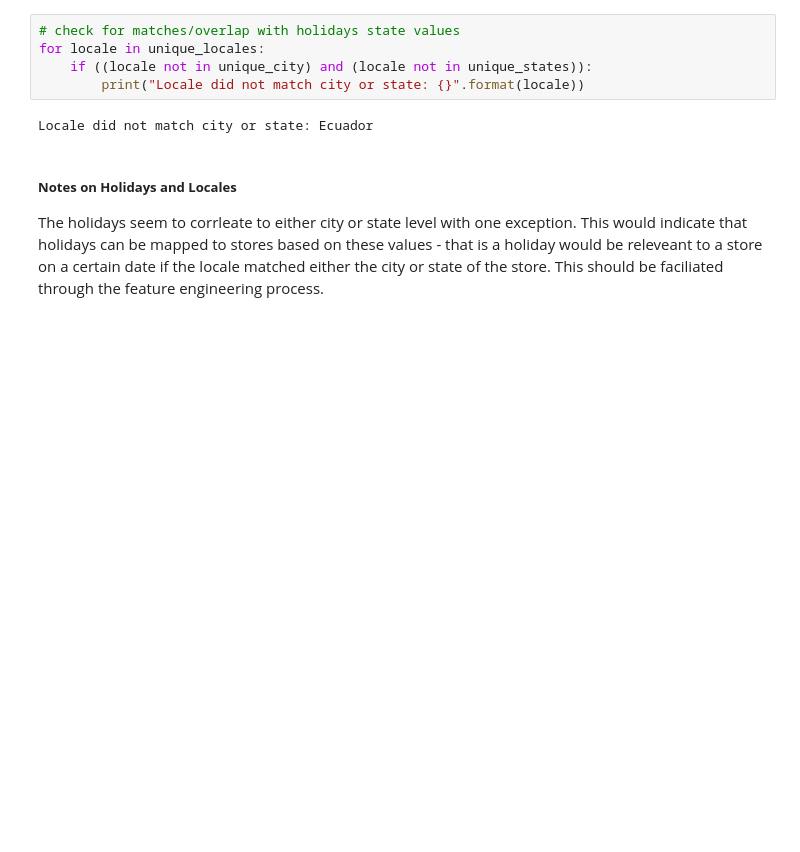
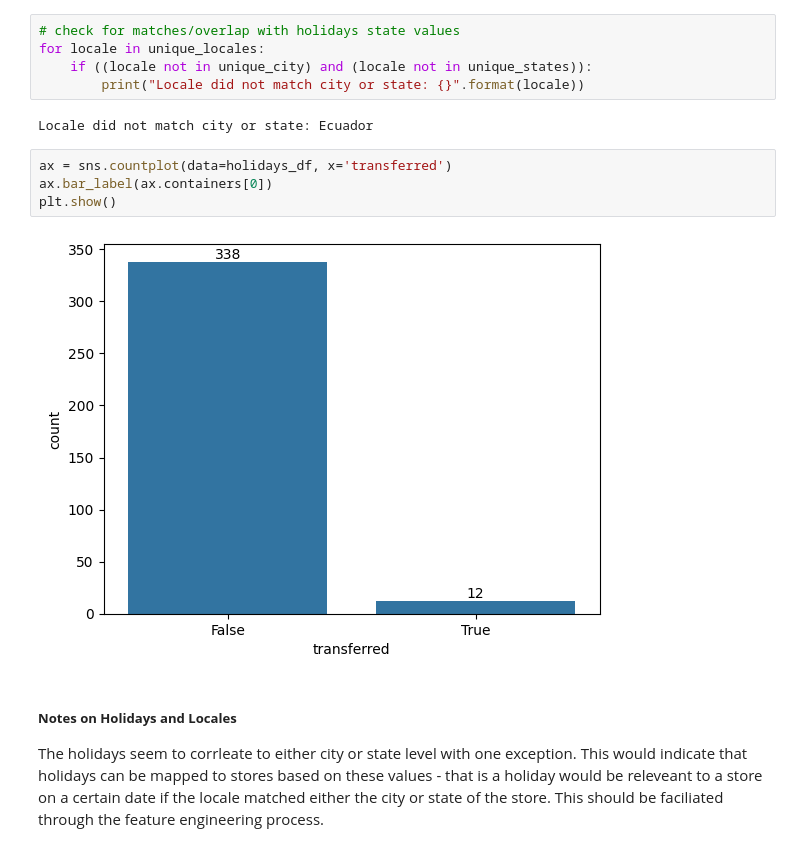
Before and after one commit to t4ai/aai-540-team-5, a Jupyter notebook: aai540_final_project.ipynb, the cells around one changed output. Cells and saved outputs as stored; diff of their text form; blank space fills up the shorter version.

```diff
--- a/aai540_final_project.ipynb
+++ b/aai540_final_project.ipynb
@@ -149,6 +184,12 @@ for locale in unique_locales:
         print("Locale did not match city or state: {}".format(locale))
 # %% [output]
 Locale did not match city or state: Ecuador
+# %%
+ax = sns.countplot(data=holidays_df, x='transferred')
+ax.bar_label(ax.containers[0])
+plt.show()
+# %% [output]
+[figure, added]
 # %% [markdown]
 ##### **Notes on Holidays and Locales**
 
```
Also changed, not shown: parts of 26 cells of this notebook.
